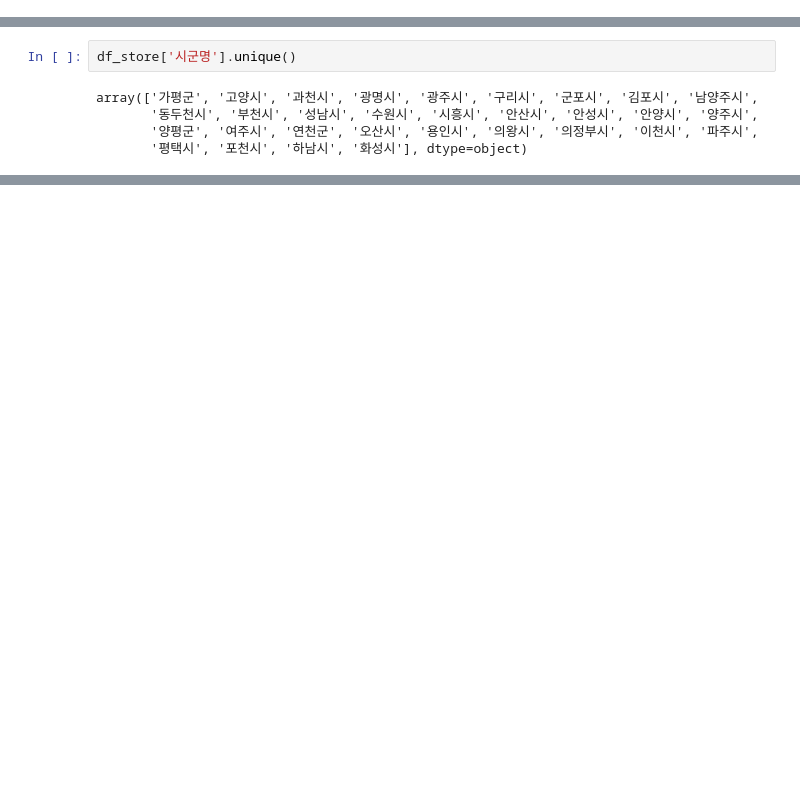
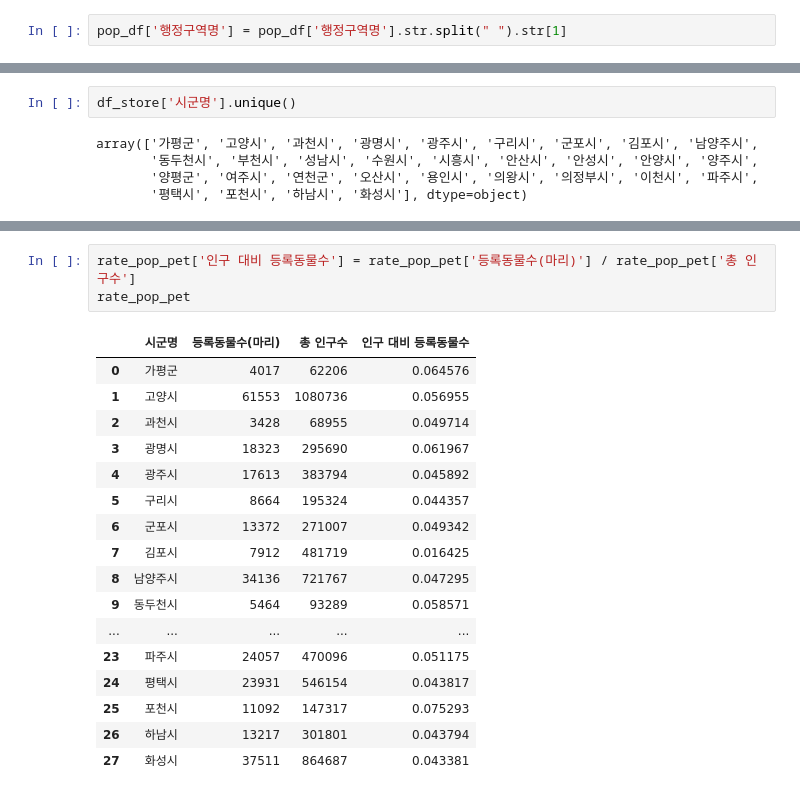
Before and after one commit to 2021-Companion-dog-analysis/Project, a Jupyter notebook: PJT/junhyuk/visual project.ipynb, the cells around one changed output, grey strips where cells are left out. Drawn from its saved outputs; the diff is of its cells as text; blank space fills up the shorter version.

```diff
--- a/PJT/junhyuk/visual project.ipynb
+++ b/PJT/junhyuk/visual project.ipynb
@@ -130,0 +175,2 @@ state_df  #4월 기준 인구수
+# %%
+pop_df['행정구역명'] = pop_df['행정구역명'].str.split(" ").str[1]
@@ -188,0 +312,21 @@ dtype: int64
+# %%
+rate_pop_pet['인구 대비 등록동물수'] = rate_pop_pet['등록동물수(마리)'] / rate_pop_pet['총 인구수']
+rate_pop_pet
+# %% [output]
+|  | 시군명 | 등록동물수(마리) | 총 인구수 | 인구 대비 등록동물수 |
+| 0 | 가평군 | 4017 | 62206 | 0.064576 |
+| 1 | 고양시 | 61553 | 1080736 | 0.056955 |
+| 2 | 과천시 | 3428 | 68955 | 0.049714 |
+| 3 | 광명시 | 18323 | 295690 | 0.061967 |
+| 4 | 광주시 | 17613 | 383794 | 0.045892 |
+| 5 | 구리시 | 8664 | 195324 | 0.044357 |
+| 6 | 군포시 | 13372 | 271007 | 0.049342 |
+| 7 | 김포시 | 7912 | 481719 | 0.016425 |
+| 8 | 남양주시 | 34136 | 721767 | 0.047295 |
+| 9 | 동두천시 | 5464 | 93289 | 0.058571 |
+| ... | ... | ... | ... | ... |
+| 23 | 파주시 | 24057 | 470096 | 0.051175 |
+| 24 | 평택시 | 23931 | 546154 | 0.043817 |
+| 25 | 포천시 | 11092 | 147317 | 0.075293 |
+| 26 | 하남시 | 13217 | 301801 | 0.043794 |
+| 27 | 화성시 | 37511 | 864687 | 0.043381 |
```
Also changed, not shown: parts of 20 cells of this notebook, 1 other file.
